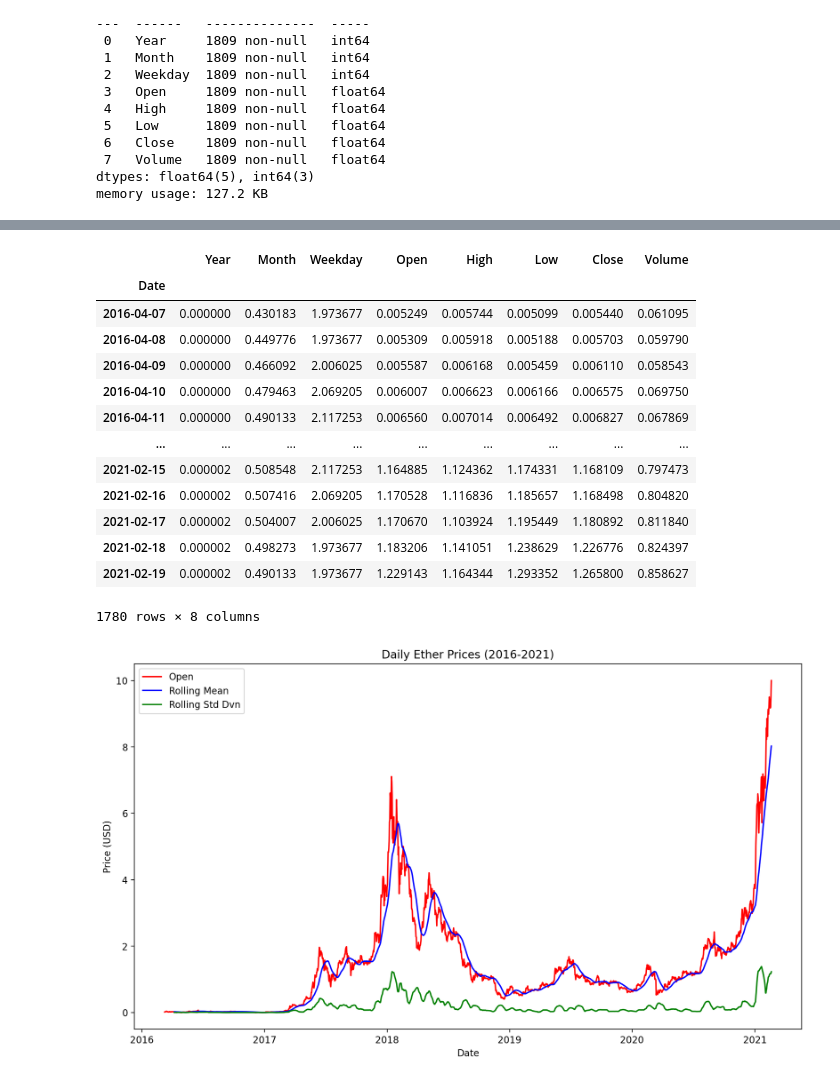
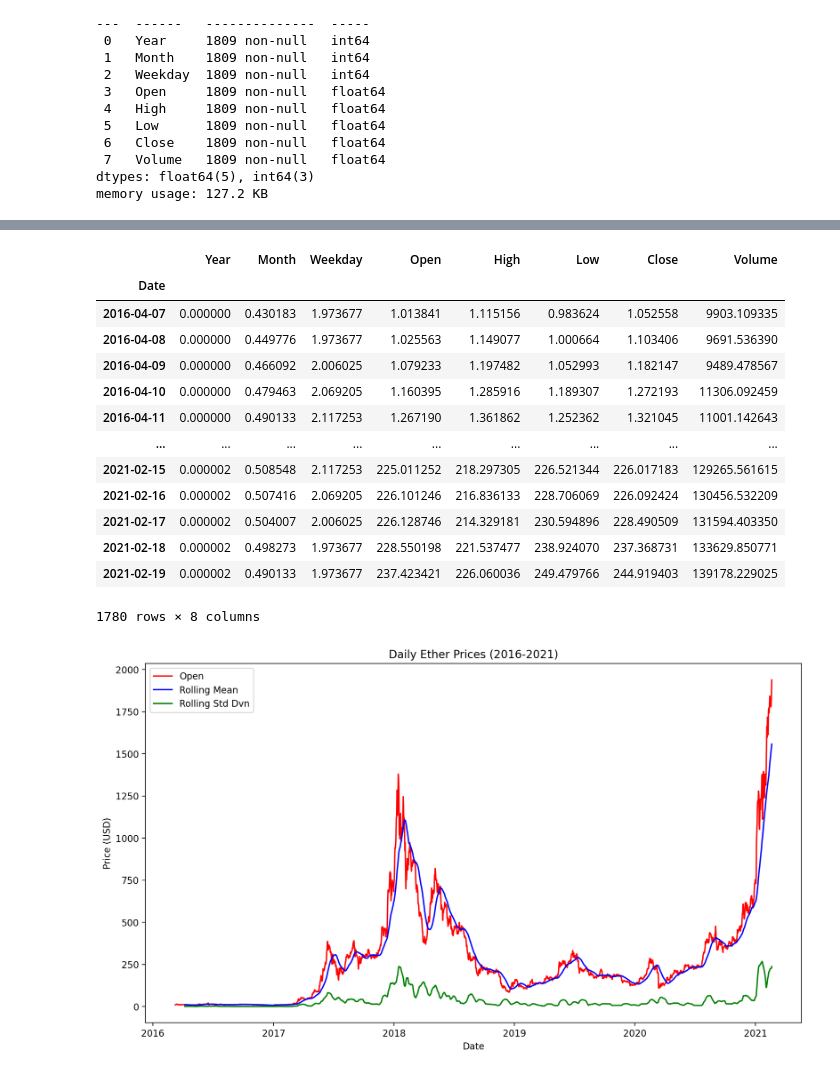
Before and after one commit to samin-al-wasee/ether-price-prediction-rnn-lstm, a Jupyter notebook: ether-price-prediction.ipynb, the cells around one changed output, grey strips where cells are left out. Cells and saved outputs as stored; diff of their text form; code cells hidden in the pictures.

```diff
--- a/ether-price-prediction.ipynb
+++ b/ether-price-prediction.ipynb
@@ -142,6 +105,6 @@ plot_time_series(((normalized_ether_data["Open"], "red", "Open"),), "Date", "Pri
 # %%
-rolling_mean = normalized_ether_data.rolling(window=30).mean()
-rolling_standard_deviation = normalized_ether_data.rolling(window=30).std()
+rolling_mean = ether_data.rolling(window=30).mean()
+rolling_standard_deviation = ether_data.rolling(window=30).std()
 rolling_mean.dropna(axis=0, inplace=True)
 rolling_standard_deviation.dropna(axis=0, inplace=True)
 # %%
@@ -166,19 +129,19 @@ rolling_standard_deviation
 # %% [output]
 |  | Year | Month | Weekday | Open | High | Low | Close | Volume |
 | Date |  |  |  |  |  |  |  |  |
-| 2016-04-07 | 0.000000 | 0.430183 | 1.973677 | 0.005249 | 0.005744 | 0.005099 | 0.005440 | 0.061095 |
-| 2016-04-08 | 0.000000 | 0.449776 | 1.973677 | 0.005309 | 0.005918 | 0.005188 | 0.005703 | 0.059790 |
-| 2016-04-09 | 0.000000 | 0.466092 | 2.006025 | 0.005587 | 0.006168 | 0.005459 | 0.006110 | 0.058543 |
-| 2016-04-10 | 0.000000 | 0.479463 | 2.069205 | 0.006007 | 0.006623 | 0.006166 | 0.006575 | 0.069750 |
-| 2016-04-11 | 0.000000 | 0.490133 | 2.117253 | 0.006560 | 0.007014 | 0.006492 | 0.006827 | 0.067869 |
+| 2016-04-07 | 0.000000 | 0.430183 | 1.973677 | 1.013841 | 1.115156 | 0.983624 | 1.052558 | 9903.109335 |
+| 2016-04-08 | 0.000000 | 0.449776 | 1.973677 | 1.025563 | 1.149077 | 1.000664 | 1.103406 | 9691.536390 |
+| 2016-04-09 | 0.000000 | 0.466092 | 2.006025 | 1.079233 | 1.197482 | 1.052993 | 1.182147 | 9489.478567 |
+| 2016-04-10 | 0.000000 | 0.479463 | 2.069205 | 1.160395 | 1.285916 | 1.189307 | 1.272193 | 11306.092459 |
+| 2016-04-11 | 0.000000 | 0.490133 | 2.117253 | 1.267190 | 1.361862 | 1.252362 | 1.321045 | 11001.142643 |
 | ... | ... | ... | ... | ... | ... | ... | ... | ... |
-| 2021-02-15 | 0.000002 | 0.508548 | 2.117253 | 1.164885 | 1.124362 | 1.174331 | 1.168109 | 0.797473 |
-| 2021-02-16 | 0.000002 | 0.507416 | 2.069205 | 1.170528 | 1.116836 | 1.185657 | 1.168498 | 0.804820 |
-| 2021-02-17 | 0.000002 | 0.504007 | 2.006025 | 1.170670 | 1.103924 | 1.195449 | 1.180892 | 0.811840 |
-| 2021-02-18 | 0.000002 | 0.498273 | 1.973677 | 1.183206 | 1.141051 | 1.238629 | 1.226776 | 0.824397 |
-| 2021-02-19 | 0.000002 | 0.490133 | 1.973677 | 1.229143 | 1.164344 | 1.293352 | 1.265800 | 0.858627 |
+| 2021-02-15 | 0.000002 | 0.508548 | 2.117253 | 225.011252 | 218.297305 | 226.521344 | 226.017183 | 129265.561615 |
+| 2021-02-16 | 0.000002 | 0.507416 | 2.069205 | 226.101246 | 216.836133 | 228.706069 | 226.092424 | 130456.532209 |
+| 2021-02-17 | 0.000002 | 0.504007 | 2.006025 | 226.128746 | 214.329181 | 230.594896 | 228.490509 | 131594.403350 |
+| 2021-02-18 | 0.000002 | 0.498273 | 1.973677 | 228.550198 | 221.537477 | 238.924070 | 237.368731 | 133629.850771 |
+| 2021-02-19 | 0.000002 | 0.490133 | 1.973677 | 237.423421 | 226.060036 | 249.479766 | 244.919403 | 139178.229025 |
 1780 rows × 8 columns
 # %%
-plot_time_series(((normalized_ether_data["Open"], "red", "Open"), (rolling_mean["Open"], "blue", "Rolling Mean"), (rolling_standard_deviation["Open"], "green", "Rolling Std Dvn")), "Date", "Price (USD)", "Daily Ether Prices (2016-2021)")
+plot_time_series(((ether_data["Open"], "red", "Open"), (rolling_mean["Open"], "blue", "Rolling Mean"), (rolling_standard_deviation["Open"], "green", "Rolling Std Dvn")), "Date", "Price (USD)", "Daily Ether Prices (2016-2021)")
 # %% [output]
-[figure, old version]
+[figure, new version]
```
Also changed, not shown: parts of 20 cells of this notebook, 1 other file.
